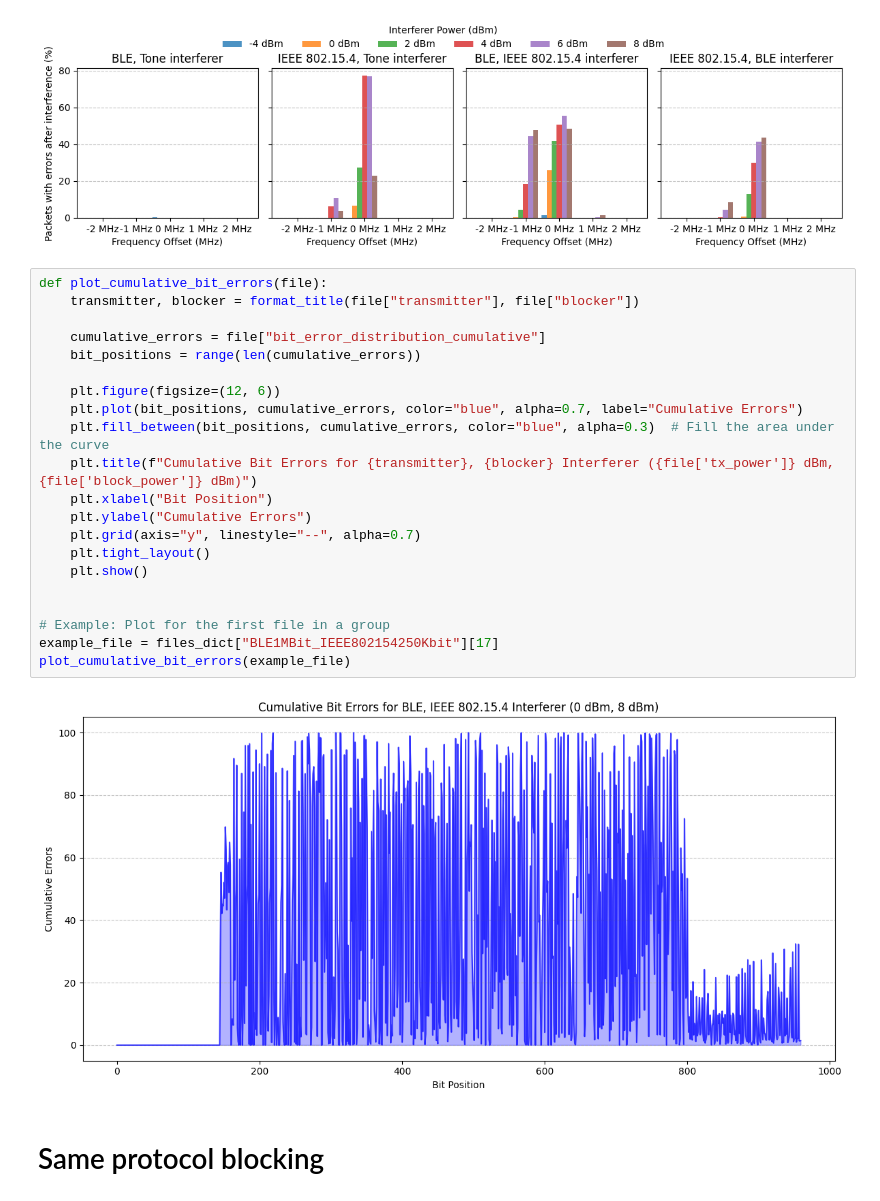
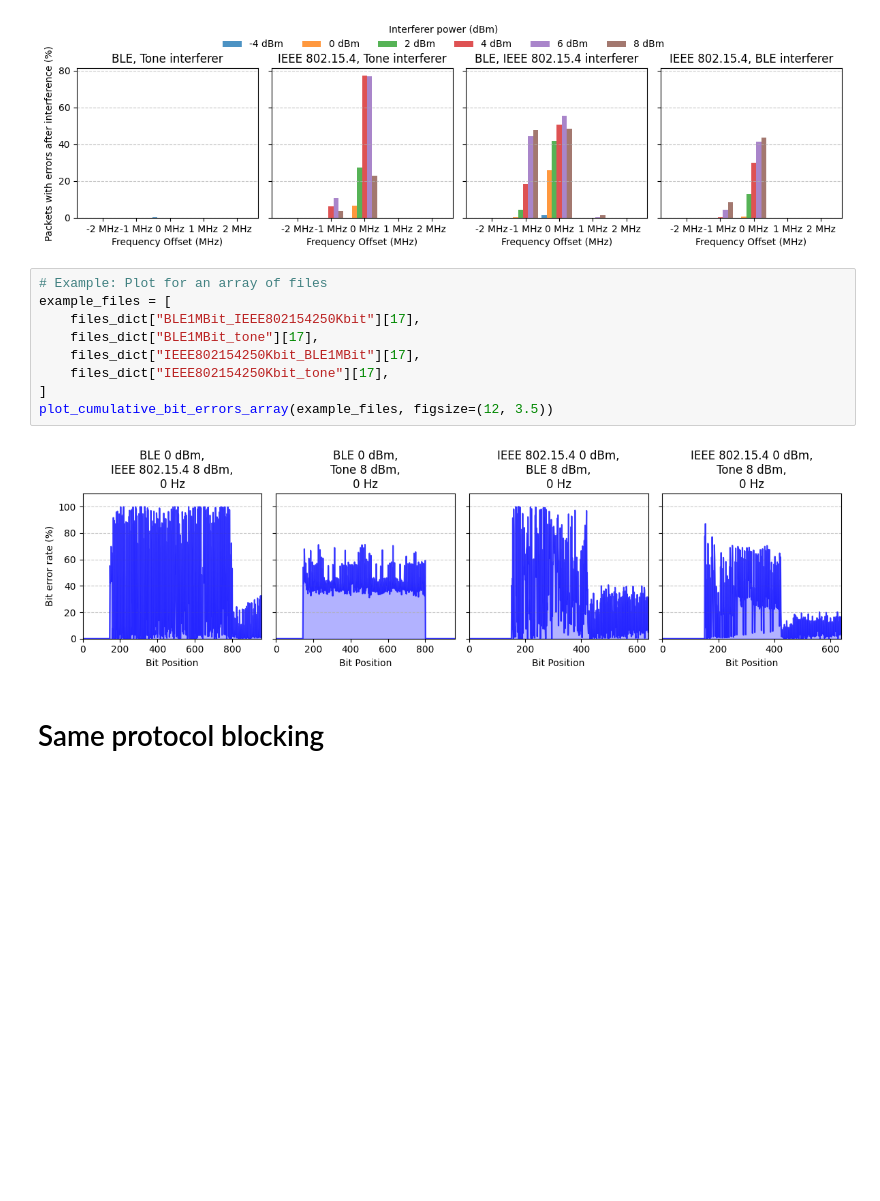
Before and after one commit to Zimrahin/DotBot-firmware, a Jupyter notebook: a_python/plot_ratio_wrong_bits.ipynb, the cells around one changed output. Saved outputs shown, nothing was run; the diff lists cells and outputs as text; blank space fills up the shorter version.

Commit message:
subplots for cumulative bit error patterns

```diff
--- a/a_python/plot_ratio_wrong_bits.ipynb
+++ b/a_python/plot_ratio_wrong_bits.ipynb
@@ -361,29 +416,17 @@ plot_grouped_ber_with_subplots(files_dict, plot_BER=False,
 # %% [output]
 [figure]
 [figure]
-# %%
-def plot_cumulative_bit_errors(file):
-    transmitter, blocker = format_title(file["transmitter"], file["blocker"])
-
-    cumulative_errors = file["bit_error_distribution_cumulative"]
-    bit_positions = range(len(cumulative_errors))
-
-    plt.figure(figsize=(12, 6))
-    plt.plot(bit_positions, cumulative_errors, color="blue", alpha=0.7, label="Cumulative Errors")
-    plt.fill_between(bit_positions, cumulative_errors, color="blue", alpha=0.3)  # Fill the area under the curve
-    plt.title(f"Cumulative Bit Errors for {transmitter}, {blocker} Interferer ({file['tx_power']} dBm, {file['block_power']} dBm)")
-    plt.xlabel("Bit Position")
-    plt.ylabel("Cumulative Errors")
-    plt.grid(axis="y", linestyle="--", alpha=0.7)
-    plt.tight_layout()
-    plt.show()
-
-
-# Example: Plot for the first file in a group
-example_file = files_dict["BLE1MBit_IEEE802154250Kbit"][17]
-plot_cumulative_bit_errors(example_file)
-# %% [output]
-[figure, removed]
+# %%
+# Example: Plot for an array of files
+example_files = [
+    files_dict["BLE1MBit_IEEE802154250Kbit"][17],
+    files_dict["BLE1MBit_tone"][17],
+    files_dict["IEEE802154250Kbit_BLE1MBit"][17],
+    files_dict["IEEE802154250Kbit_tone"][17],
+]
+plot_cumulative_bit_errors_array(example_files, figsize=(12, 3.5))
+# %% [output]
+[figure, added]
 # %% [markdown]
 # Same protocol blocking
 # %%
```
Also changed, not shown: parts of 4 cells of this notebook.
